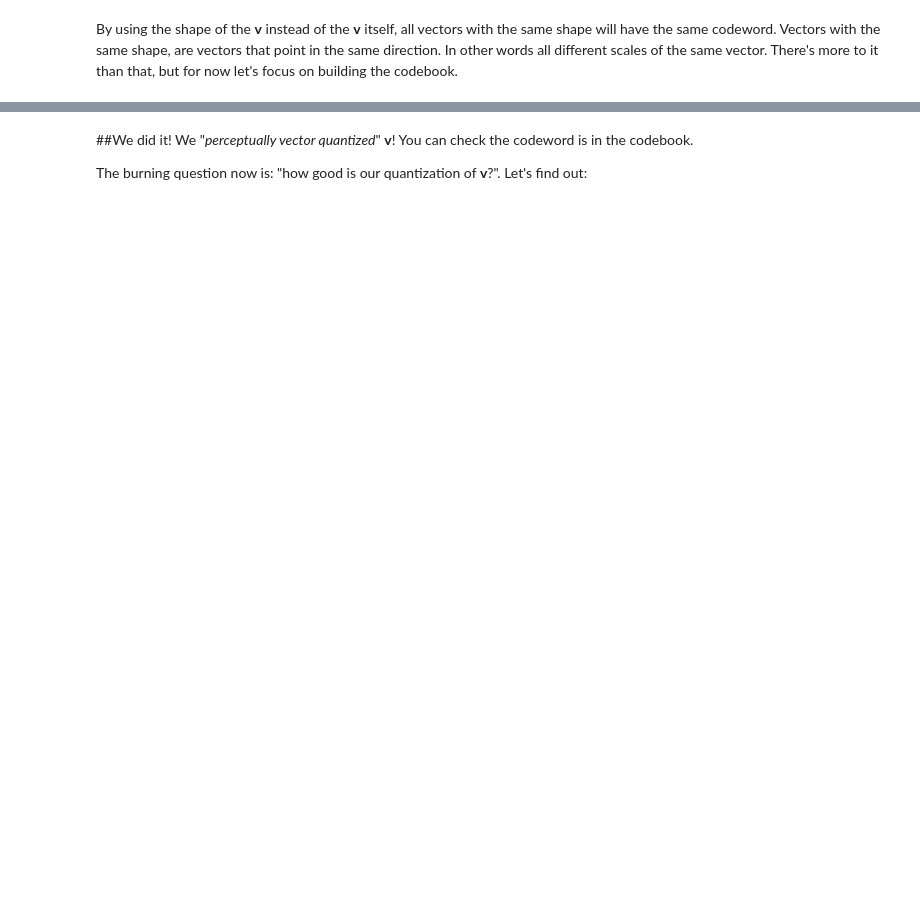
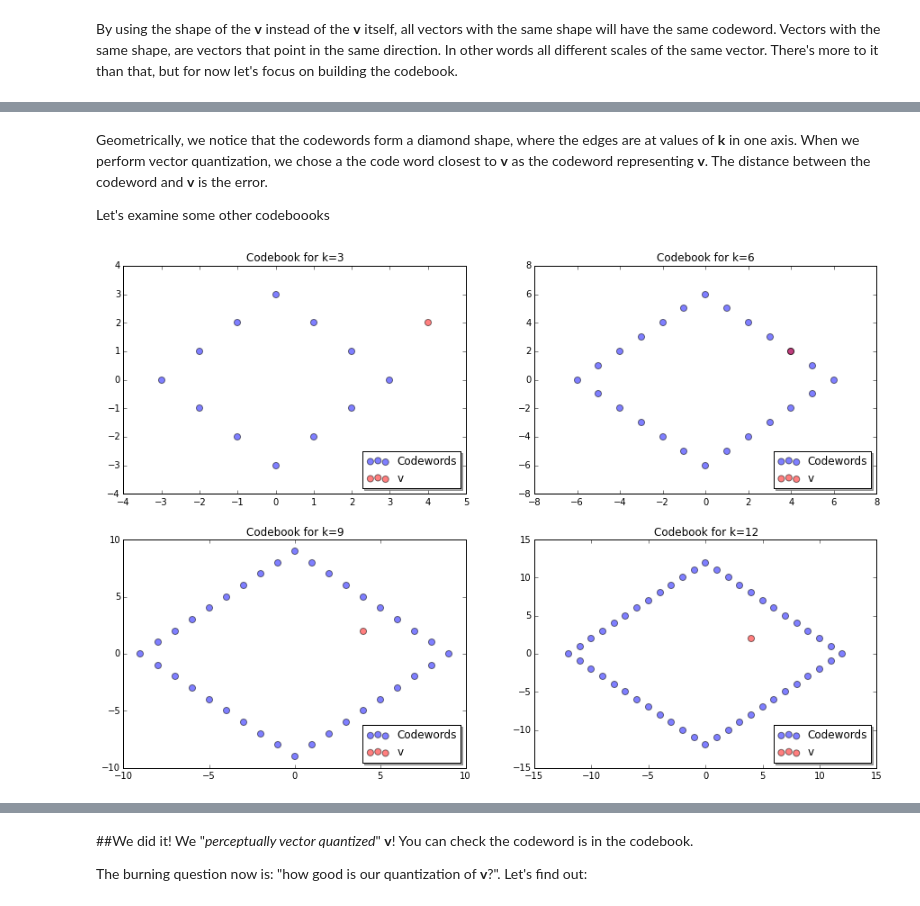
Before and after one commit to luctrudeau/DaalaNotebooks, a Jupyter notebook: PVQ/PVQ.ipynb, the cells around one changed output, grey strips where cells are left out. Saved outputs shown, nothing was run; the diff lists cells and outputs as text; code cells hidden in the pictures; blank space fills up the shorter version.

```diff
--- a/PVQ/PVQ.ipynb
+++ b/PVQ/PVQ.ipynb
@@ -176,0 +144,19 @@ Well you don't want too few codewords because you won't have enough precision, a
+# %% [markdown]
+Geometrically, we notice that the codewords form a diamond shape, where the edges are at values of **k** in one axis. When we perform vector quantization, we chose a the code word closest to **v** as the codeword representing **v**. The distance between the codeword and **v** is the error.
+
+Let's examine some other codeboooks
+# %%
+plt.figure(figsize=(15,10))
+plt.subplot(2,2,1)
+showCodeBook(build2DCodeBook(3), 3)
+
+plt.subplot(2,2,2)
+showCodeBook(build2DCodeBook(6), 6)
+
+plt.subplot(2,2,3)
+showCodeBook(build2DCodeBook(9), 9)
+
+plt.subplot(2,2,4)
+showCodeBook(build2DCodeBook(12), 12)
+# %% [output]
+[figure, added]
```
Also changed, not shown: parts of 28 cells of this notebook.
